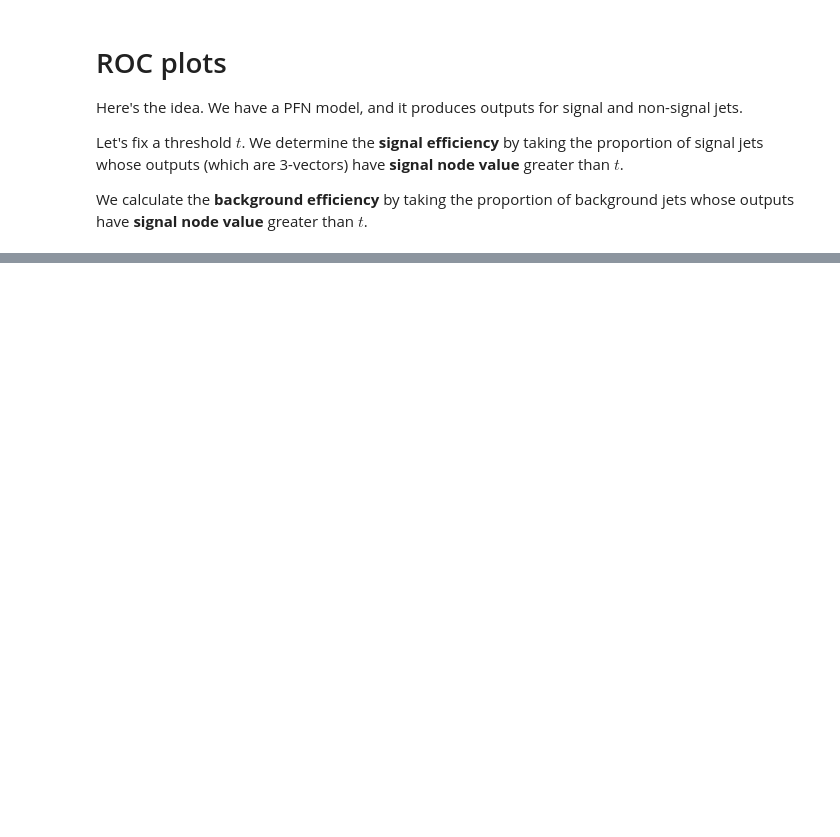
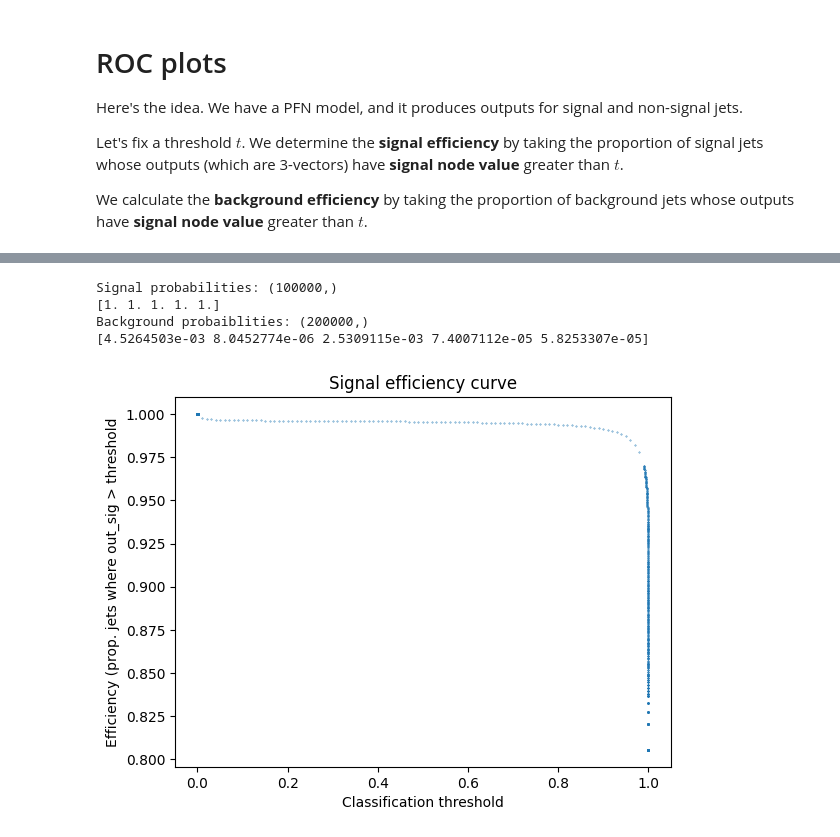
Before and after one commit to womogenes/photon-jet, a Jupyter notebook: final_evaluate/pfn_eff_analysis/roc_curves.ipynb, the cells around one changed output, grey strips where cells are left out. Saved outputs shown, nothing was run; the diff lists cells and outputs as text; code cells hidden in the pictures; blank space fills up the shorter version.

Commit message:
Finish first round of efficiency analysis

```diff
--- a/final_evaluate/pfn_eff_analysis/roc_curves.ipynb
+++ b/final_evaluate/pfn_eff_analysis/roc_curves.ipynb
@@ -44,0 +26,45 @@ outputs = pfn.predict(clouds)
+# %%
+# Prediction probabilities
+sig_probs = softmax(np.load(f"{task_name}_outputs/{task_name}.npy"), axis=1)[:,2]
+bg_probs = softmax(np.vstack([np.load(f"{task_name}_outputs/{particle}.npy") for particle in ("pi0", "gamma")]), axis=1)[:,2]
+# %%
+print("Signal probabilities:", sig_probs.shape)
+print(sig_probs[:5])
+print("Background probaiblities:", bg_probs.shape)
+print(bg_probs[:5])
+# %% [output]
+Signal probabilities: (100000,)
+[1. 1. 1. 1. 1.]
+Background probaiblities: (200000,)
+[4.5264503e-03 8.0452774e-06 2.5309115e-03 7.4007112e-05 5.8253307e-05]
+# %%
+def get_eff(probs, thresh):
+    """
+    Proportion of probabilities identified with label 2.
+    """
+    thresh = np.array(thresh)
+    n_samples = len(probs)
+
+    if len(thresh.shape) > 0:
+        assert(len(thresh.shape) == 1)
+        shape = (len(thresh), len(probs))
+        probs = np.broadcast_to(probs, shape)
+        thresh = np.broadcast_to(thresh, shape[::-1]).T
+        return np.sum(probs >= thresh, axis=1) / n_samples
+
+    return np.sum(probs >= thresh) / n_samples
+# %%
+thresh = np.concatenate([
+    np.linspace(0, 0.0001, 1000),
+    np.linspace(0.0001, 0.99, 100),
+    (1 - np.logspace(np.log10(1 - 0.99), -10, 1000)),
+    [1]
+])
+# %%
+sig_eff_curve = get_eff(sig_probs, thresh)
+plt.title("Signal efficiency curve")
+plt.xlabel("Classification threshold")
+plt.ylabel("Efficiency (prop. jets where out_sig > threshold")
+plt.scatter(thresh[:-20], sig_eff_curve[:-20], label="Signal", s=0.1);
+# %% [output]
+[figure, added]
```
Also changed, not shown: parts of 10 cells of this notebook, 1 other file.
